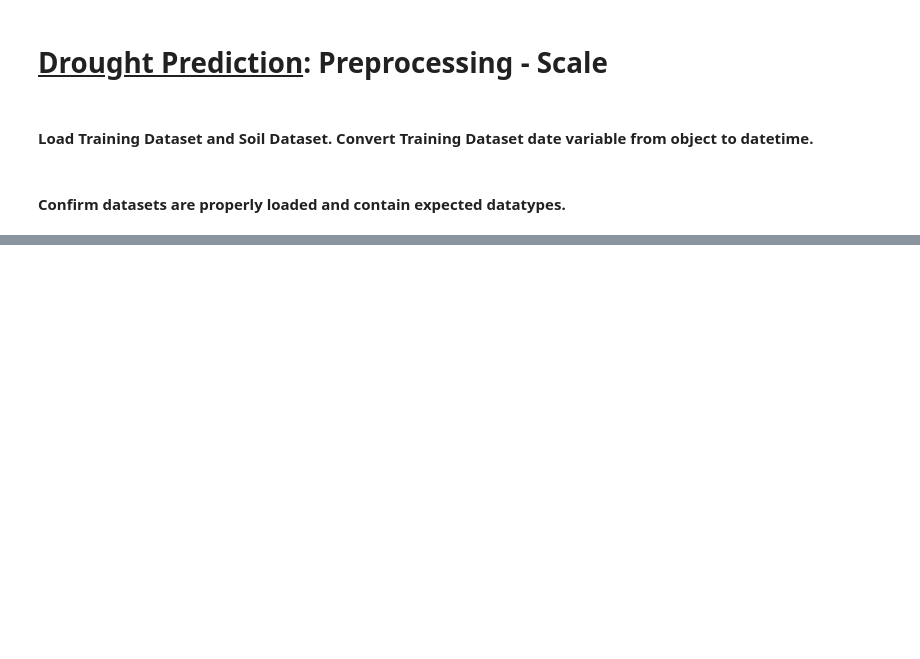
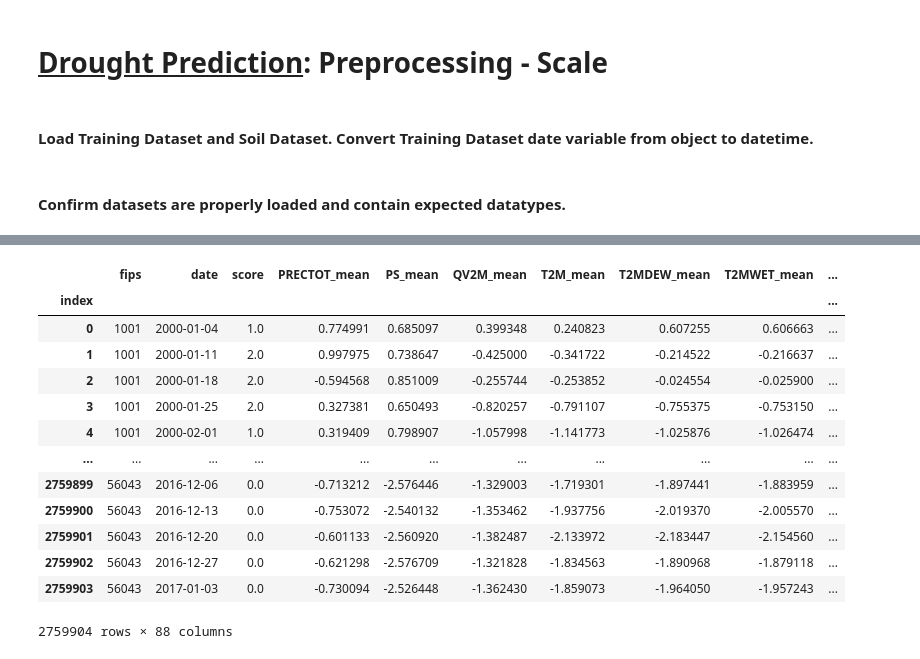
Before and after one commit to ChadDelany/drought_prediction, a Jupyter notebook: Notebooks/03d_Preprocessing-Scale.ipynb, the cells around one changed output, grey strips where cells are left out. Cells and saved outputs as stored; diff of their text form; code cells hidden in the pictures; blank space fills up the shorter version.

```diff
--- a/Notebooks/03d_Preprocessing-Scale.ipynb
+++ b/Notebooks/03d_Preprocessing-Scale.ipynb
@@ -52,0 +61,52 @@ tsm.head()
+# %%
+cols = tsm.columns.tolist()
+features = cols[3:]
+
+# Separating out the features
+X = tsm.loc[:, features].values
+
+# Separating out the target
+y = tsm.loc[:,['score']].values
+
+# Standardizing the features
+X = StandardScaler().fit_transform(X)
+# %%
+# Converting date to dataframe to reconstruct dataframe after Standardization.
+fips = tsm['fips']
+fips_df = pd.DataFrame(fips, index=tsm.index, columns=['fips'])
+
+# Converting date to dataframe to reconstruct dataframe after Standardization.
+date = tsm['date']
+date_df = pd.DataFrame(date, index=tsm.index, columns=['date'])
+
+# Converting score to dataframe to reconstruct dataframe after Standardization.
+y_df = pd.DataFrame(y, index=tsm.index, columns=['score'])
+
+# Converting features to dataframe to reconstruct dataframe after Standardization.
+X_df = pd.DataFrame(X, index=tsm.index, columns=features)
+# %%
+# Merges fips & date
+tsm_scaled = pd.concat([fips, date_df], axis=1)
+
+# Merges fips, date, to score
+tsm_scaled = pd.concat([tsm_scaled, y_df], axis=1)
+
+# Merges fips, date, score, to features
+tsm_scaled = pd.concat([tsm_scaled, X_df], axis=1)
+# %%
+tsm_scaled
+# %% [output]
+|  | fips | date | score | PRECTOT_mean | PS_mean | QV2M_mean | T2M_mean | T2MDEW_mean | T2MWET_mean | ... |
+| index |  |  |  |  |  |  |  |  |  | ... |
+| 0 | 1001 | 2000-01-04 | 1.0 | 0.774991 | 0.685097 | 0.399348 | 0.240823 | 0.607255 | 0.606663 | ... |
+| 1 | 1001 | 2000-01-11 | 2.0 | 0.997975 | 0.738647 | -0.425000 | -0.341722 | -0.214522 | -0.216637 | ... |
+| 2 | 1001 | 2000-01-18 | 2.0 | -0.594568 | 0.851009 | -0.255744 | -0.253852 | -0.024554 | -0.025900 | ... |
+| 3 | 1001 | 2000-01-25 | 2.0 | 0.327381 | 0.650493 | -0.820257 | -0.791107 | -0.755375 | -0.753150 | ... |
+| 4 | 1001 | 2000-02-01 | 1.0 | 0.319409 | 0.798907 | -1.057998 | -1.141773 | -1.025876 | -1.026474 | ... |
+| ... | ... | ... | ... | ... | ... | ... | ... | ... | ... | ... |
+| 2759899 | 56043 | 2016-12-06 | 0.0 | -0.713212 | -2.576446 | -1.329003 | -1.719301 | -1.897441 | -1.883959 | ... |
+| 2759900 | 56043 | 2016-12-13 | 0.0 | -0.753072 | -2.540132 | -1.353462 | -1.937756 | -2.019370 | -2.005570 | ... |
+| 2759901 | 56043 | 2016-12-20 | 0.0 | -0.601133 | -2.560920 | -1.382487 | -2.133972 | -2.183447 | -2.154560 | ... |
+| 2759902 | 56043 | 2016-12-27 | 0.0 | -0.621298 | -2.576709 | -1.321828 | -1.834563 | -1.890968 | -1.879118 | ... |
+| 2759903 | 56043 | 2017-01-03 | 0.0 | -0.730094 | -2.526448 | -1.362430 | -1.859073 | -1.964050 | -1.957243 | ... |
+2759904 rows × 88 columns
```
Also changed, not shown: parts of 6 cells of this notebook.
